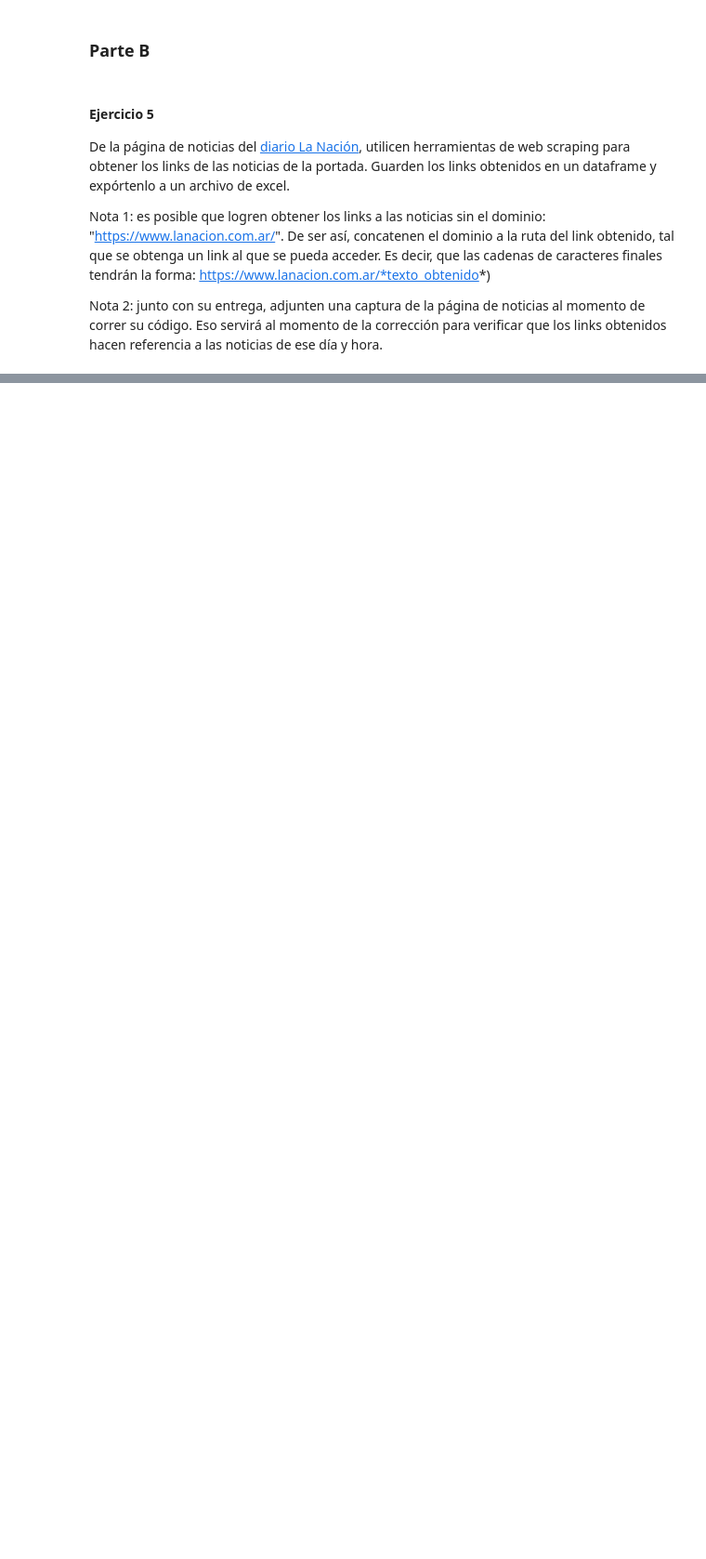
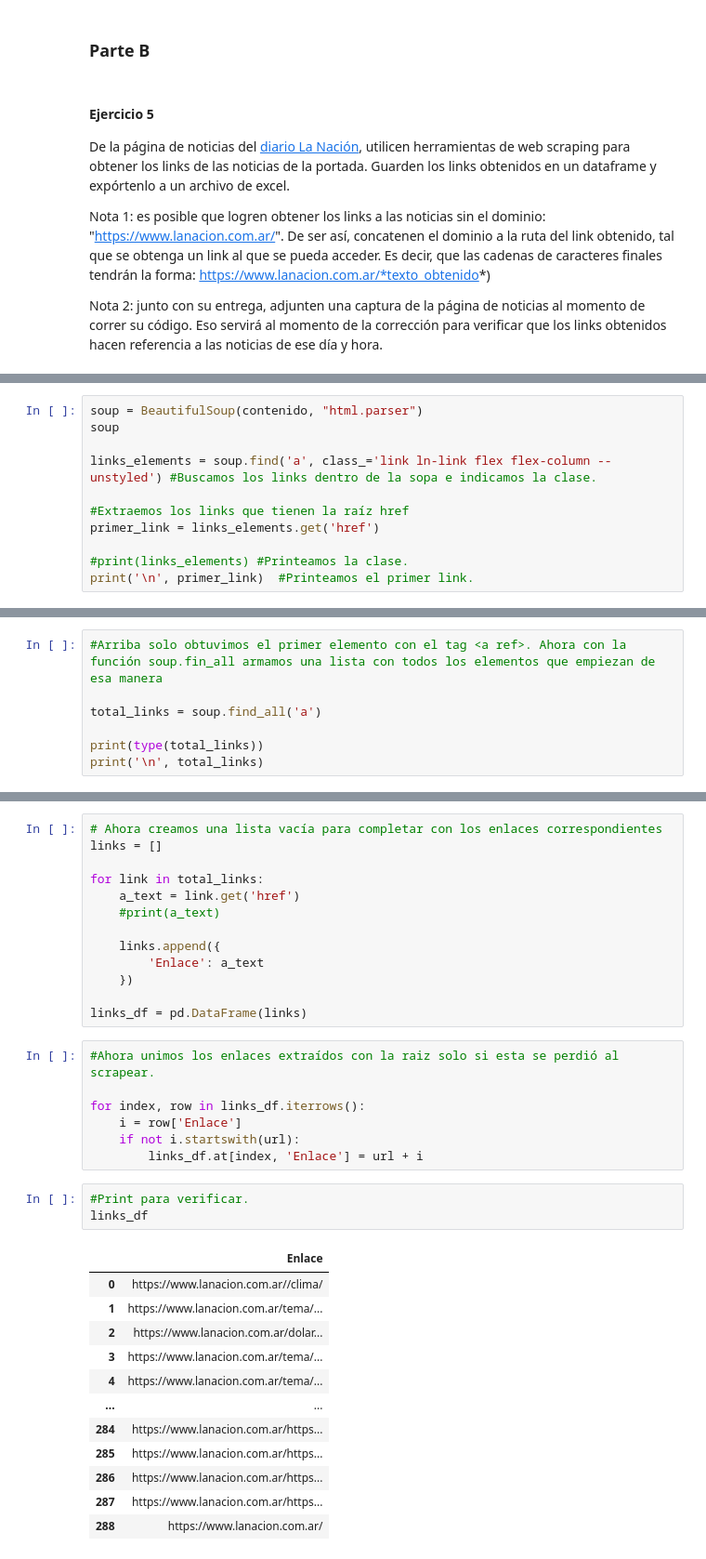
Before and after one commit to fedear402/E337-BD-TPS-G1, a Jupyter notebook: TP1/TP1 - Parte 2.ipynb, the cells around one changed output, grey strips where cells are left out. Shown at 93% size. Drawn from its saved outputs; the diff is of its cells as text; blank space fills up the shorter version.

```diff
--- a/TP1/TP1 - Parte 2.ipynb
+++ b/TP1/TP1 - Parte 2.ipynb
@@ -152,0 +204,11 @@ Nota 2: junto con su entrega, adjunten una captura de la página de noticias al
+# %%
+soup = BeautifulSoup(contenido, "html.parser")
+soup
+
+links_elements = soup.find('a', class_='link ln-link flex flex-column --unstyled') #Buscamos los links dentro de la sopa e indicamos la clase.
+
+#Extraemos los links que tienen la raíz href
+primer_link = links_elements.get('href')
+
+#print(links_elements) #Printeamos la clase.
+print('\n', primer_link)  #Printeamos el primer link.
@@ -152,0 +217,7 @@ Nota 2: junto con su entrega, adjunten una captura de la página de noticias al
+# %%
+#Arriba solo obtuvimos el primer elemento con el tag <a ref>. Ahora con la función soup.fin_all armamos una lista con todos los elementos que empiezan de esa manera
+
+total_links = soup.find_all('a')
+
+print(type(total_links))
+print('\n', total_links)
@@ -152,0 +228,36 @@ Nota 2: junto con su entrega, adjunten una captura de la página de noticias al
+# %%
+# Ahora creamos una lista vacía para completar con los enlaces correspondientes
+links = []
+
+for link in total_links:
+    a_text = link.get('href')
+    #print(a_text)
+
+    links.append({
+        'Enlace': a_text
+    })
+
+links_df = pd.DataFrame(links)
+# %%
+#Ahora unimos los enlaces extraídos con la raiz solo si esta se perdió al scrapear.
+
+for index, row in links_df.iterrows():
+    i = row['Enlace']
+    if not i.startswith(url):
+        links_df.at[index, 'Enlace'] = url + i
+# %%
+#Print para verificar.
+links_df
+# %% [output]
+|  | Enlace |
+| 0 | https://www.lanacion.com.ar//clima/ |
+| 1 | https://www.lanacion.com.ar/tema/... |
+| 2 | https://www.lanacion.com.ar/dolar... |
+| 3 | https://www.lanacion.com.ar/tema/... |
+| 4 | https://www.lanacion.com.ar/tema/... |
+| ... | ... |
+| 284 | https://www.lanacion.com.ar/https... |
+| 285 | https://www.lanacion.com.ar/https... |
+| 286 | https://www.lanacion.com.ar/https... |
+| 287 | https://www.lanacion.com.ar/https... |
+| 288 | https://www.lanacion.com.ar/ |
```
Also changed, not shown: parts of 18 cells of this notebook, 1 other file.
